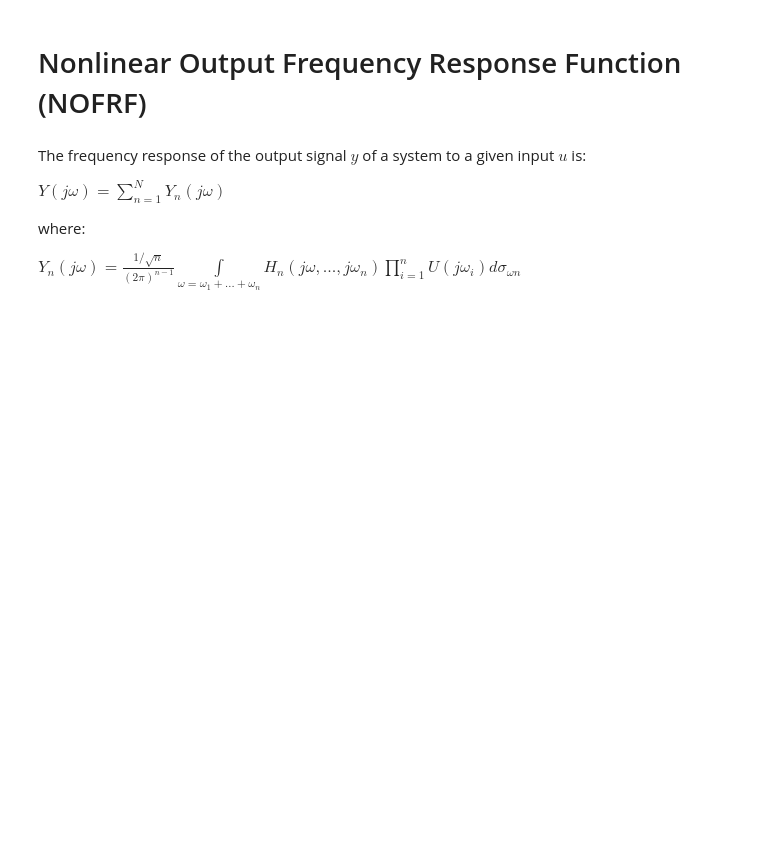
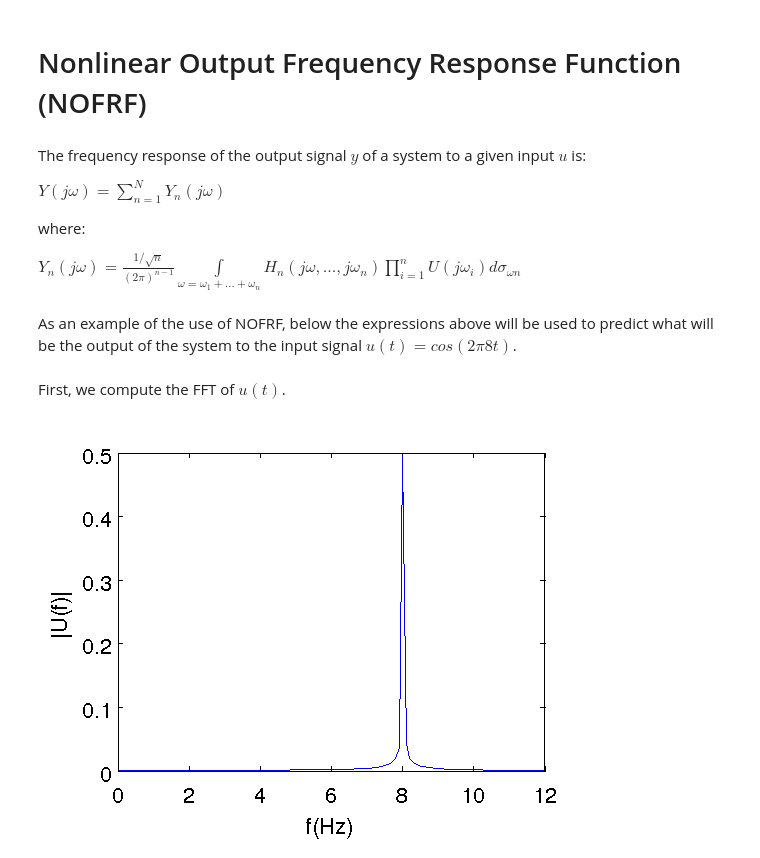
Before and after one commit to rnwatanabe/FROLSIdentification, a Jupyter notebook: FROLSExampleNotebook_Matlab.ipynb, the cells around one changed output. Drawn from its saved outputs; the diff is of its cells as text; code cells hidden in the pictures; blank space fills up the shorter version.

```diff
--- a/FROLSExampleNotebook_Matlab.ipynb
+++ b/FROLSExampleNotebook_Matlab.ipynb
@@ -360,3 +360,20 @@ $Y(j\omega) = \sum\limits_{n=1}^N Y_n(j\omega)$
 where:
 
 $Y_n(j\omega)=\frac{1/\sqrt{n}}{(2\pi)^{n-1}}\int\limits_{\omega=\omega_1+...+\omega_n}H_n(j\omega,...,j\omega_n)\prod\limits_{i=1}^nU(j\omega_i)d\sigma_{\omega n}$
+# %% [markdown]
+As an example of the use of NOFRF, below the expressions above will be used to predict what will be the output of the system to the input signal $u(t) = cos(2\pi 8t)$.
+# %%
+t = 0:1/Fs:10000/Fs-1/Fs;
+u = cos(2*pi*8*t);
+# %% [markdown]
+First, we compute the FFT of $u(t)$.
+# %%
+fres = 0.1; % the frequency resolution of the NOFRF
+fmin = 0; % lower frequency limit of the NOFRF
+fmax = 50; % upper frequency limit of the NOFRF
+
+
+U = computeSignalFFT(u', Fs, fres); f_u = -Fs/2:fres:Fs/2;
+plot(f_u, abs(U));xlim([0 12]); xlabel('f(Hz)');ylabel('|U(f)|')
+# %% [output]
+[figure, added]
```
Also changed, not shown: parts of 6 cells of this notebook, 7 other files.
